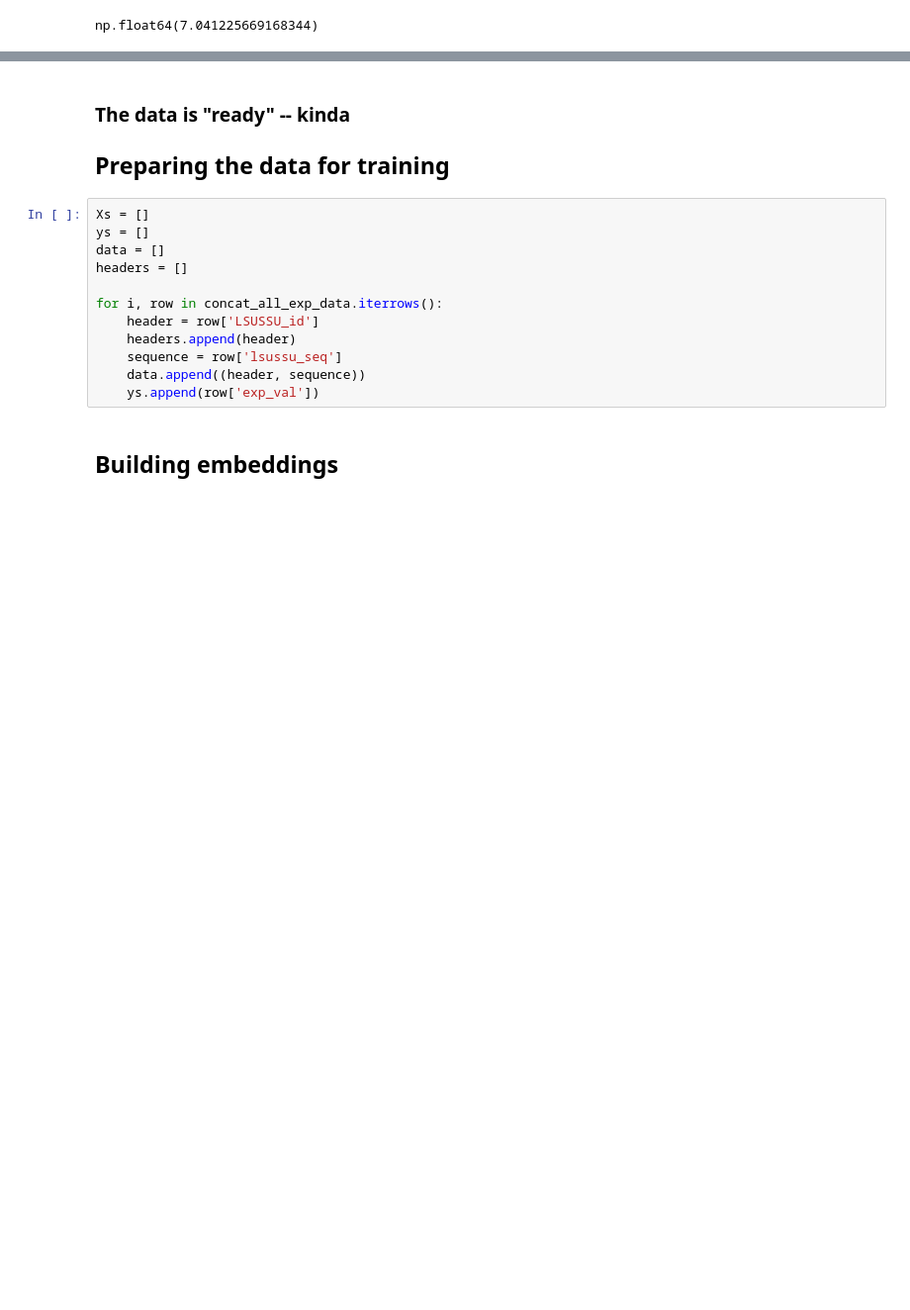
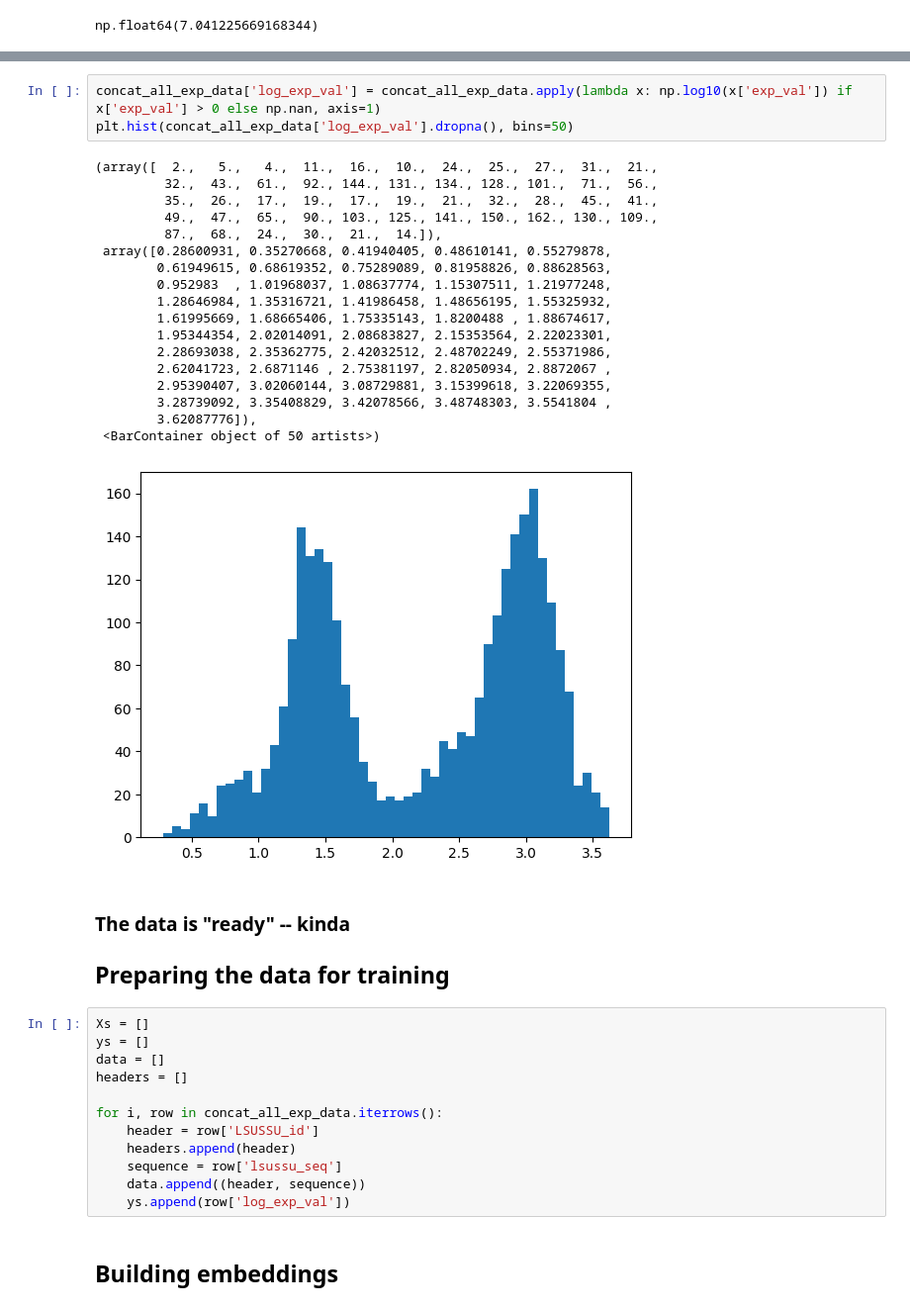
Before and after one commit to kaustubh-amritkar/rubisco_regression_classification, a Jupyter notebook: scripts/checking_diff_regressors.ipynb, the cells around one changed output, grey strips where cells are left out. Shown at 99% size. Saved outputs shown, nothing was run; the diff lists cells and outputs as text; blank space fills up the shorter version.

```diff
--- a/scripts/checking_diff_regressors.ipynb
+++ b/scripts/checking_diff_regressors.ipynb
@@ -90,6 +89,28 @@ plt.hist(concat_all_exp_data['exp_val'].dropna(), bins=50)
         4.01011999e+03, 4.09362390e+03, 4.17712782e+03]),
  <BarContainer object of 50 artists>)
 [figure]
+# %%
+concat_all_exp_data['log_exp_val'] = concat_all_exp_data.apply(lambda x: np.log10(x['exp_val']) if x['exp_val'] > 0 else np.nan, axis=1)
+plt.hist(concat_all_exp_data['log_exp_val'].dropna(), bins=50)
+# %% [output]
+(array([  2.,   5.,   4.,  11.,  16.,  10.,  24.,  25.,  27.,  31.,  21.,
+         32.,  43.,  61.,  92., 144., 131., 134., 128., 101.,  71.,  56.,
+         35.,  26.,  17.,  19.,  17.,  19.,  21.,  32.,  28.,  45.,  41.,
+         49.,  47.,  65.,  90., 103., 125., 141., 150., 162., 130., 109.,
+         87.,  68.,  24.,  30.,  21.,  14.]),
+ array([0.28600931, 0.35270668, 0.41940405, 0.48610141, 0.55279878,
+        0.61949615, 0.68619352, 0.75289089, 0.81958826, 0.88628563,
+        0.952983  , 1.01968037, 1.08637774, 1.15307511, 1.21977248,
+        1.28646984, 1.35316721, 1.41986458, 1.48656195, 1.55325932,
+        1.61995669, 1.68665406, 1.75335143, 1.8200488 , 1.88674617,
+        1.95344354, 2.02014091, 2.08683827, 2.15353564, 2.22023301,
+        2.28693038, 2.35362775, 2.42032512, 2.48702249, 2.55371986,
+        2.62041723, 2.6871146 , 2.75381197, 2.82050934, 2.8872067 ,
+        2.95390407, 3.02060144, 3.08729881, 3.15399618, 3.22069355,
+        3.28739092, 3.35408829, 3.42078566, 3.48748303, 3.5541804 ,
+        3.62087776]),
+ <BarContainer object of 50 artists>)
+[figure, added]
 # %% [markdown]
 ### The data is "ready" -- kinda
 ## Preparing the data for training
@@ -104,7 +125,7 @@ for i, row in concat_all_exp_data.iterrows():
     headers.append(header)
     sequence = row['lsussu_seq']
     data.append((header, sequence))
-    ys.append(row['exp_val'])
+    ys.append(row['log_exp_val'])
 # %% [markdown]
 ## Building embeddings
 # %%
```
Also changed, not shown: parts of 3 cells of this notebook.
